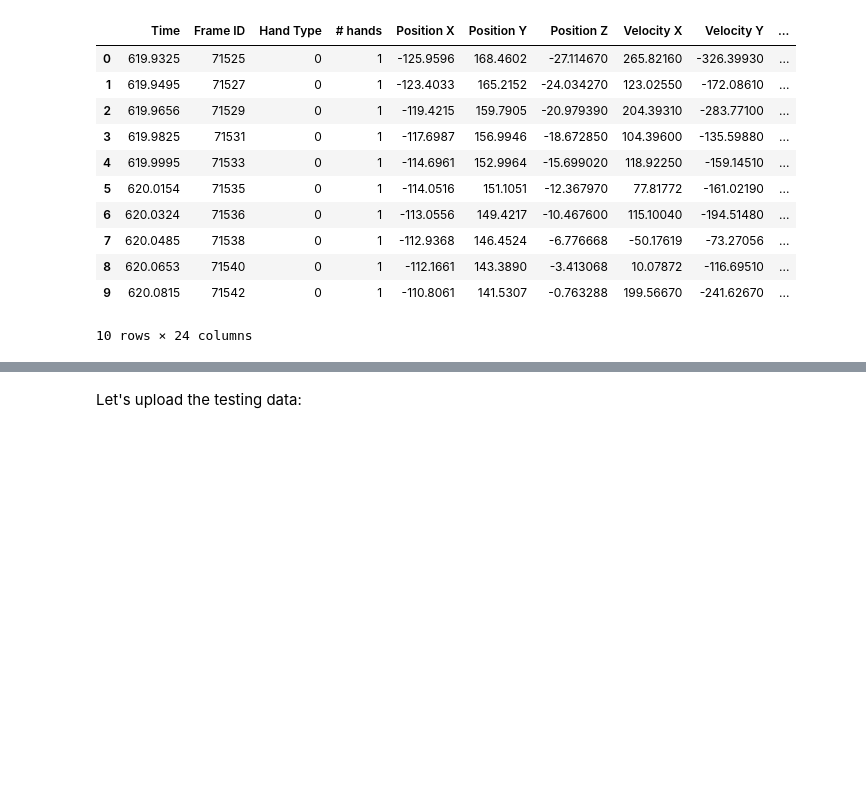
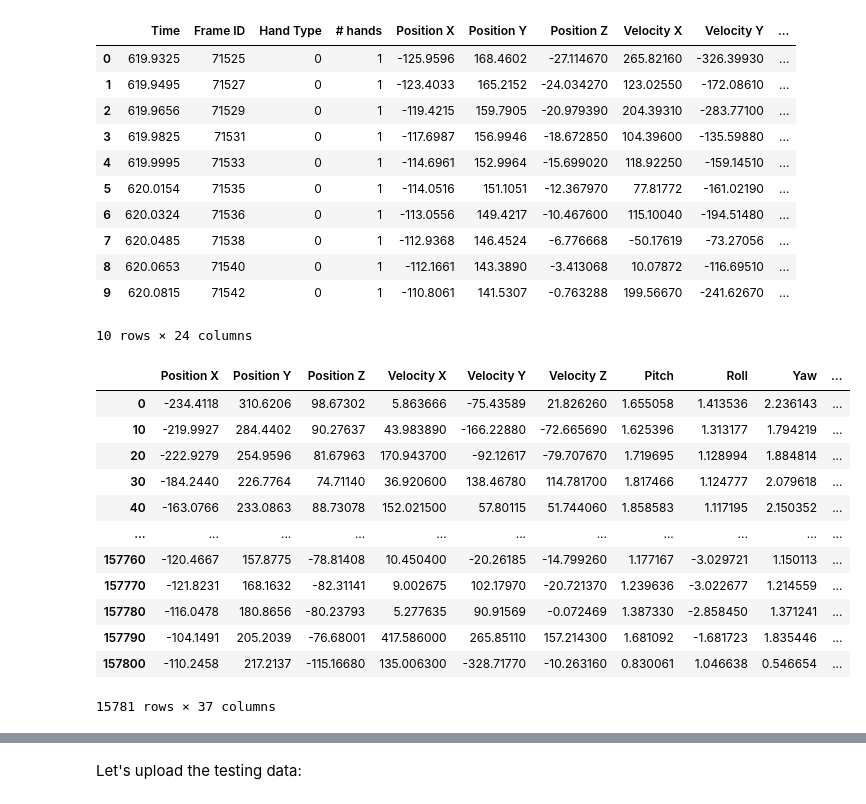
Before and after one commit to Noa-Nussbaum/Avodat-Gmar---Second-semester, a Jupyter notebook: Hands.ipynb, the cells around one changed output, grey strips where cells are left out. Drawn from its saved outputs; the diff is of its cells as text; code cells hidden in the pictures; blank space fills up the shorter version.

```diff
--- a/Hands.ipynb
+++ b/Hands.ipynb
@@ -379,3 +159,60 @@ frame.head(10)
+# %%
+def make_Alone(frame):
+    HandRight = pd.read_csv(r'/Users/nnussbaum/Ariel/extraFiles/HandRight.csv', index_col=None, header=0)
+    # drop rows with nan value
+    HandRight.dropna(inplace= True)
+    # drop errors
+    HandRight = HandRight[HandRight[" Hand Type"] == "right"]
+    HandRight.reset_index(inplace= True, drop = True)
+    alone = frame[frame['Label']==2]
+    # adding Right hand for each one and merge.
+    temp_list = []
+    right = HandRight
+    right.columns += "_"
+    for i in range(9):
+        left = alone[alone["Name"] == i]
+        left.reset_index(inplace= True, drop = True)
+        temp_list.append(pd.concat([left, right], axis=1, ignore_index= False).dropna())
+    alone = pd.concat(temp_list, axis=0, ignore_index=True)
+    # delete Name from "Alone"
+    alone.drop(["Name","Time_"], axis=1, inplace=True)
+    return alone
+# %%
+def Make_not_Alone(frame):
+    not_alone = frame[frame['Label']!=2]
+    L = not_alone[(not_alone[' Hand Type'] == 0)]
+    R = not_alone[(not_alone[' Hand Type'] == 1)]
+    L = L.set_index(['Time', 'Name'])
+    R = R.set_index(['Time', 'Name'])
+    R.columns += "_"
+    not_alone = pd.concat([L, R], axis=1)
+    not_alone.reset_index(inplace= True)
+    not_alone.drop(["Name","Label_"],axis=1, inplace=True)
+    return not_alone
+# %%
+# Marge all the data again
+alone = make_Alone(frame)
+not_alone = Make_not_Alone(frame)
+# final df
+df = pd.concat([not_alone, alone], axis=0, ignore_index=True)
+# drop Irrelevant and take sample every 10 row
+df = df.drop(['Time', ' Frame ID',' Hand Type',' # hands',' Hand Type_',' # hands_',' Frame ID_'], axis=1)
+df = df[::10]
+df
+# %% [output]
+|  | Position X | Position Y | Position Z | Velocity X | Velocity Y | Velocity Z | Pitch | Roll | Yaw | ... |
+| 0 | -234.4118 | 310.6206 | 98.67302 | 5.863666 | -75.43589 | 21.826260 | 1.655058 | 1.413536 | 2.236143 | ... |
+| 10 | -219.9927 | 284.4402 | 90.27637 | 43.983890 | -166.22880 | -72.665690 | 1.625396 | 1.313177 | 1.794219 | ... |
+| 20 | -222.9279 | 254.9596 | 81.67963 | 170.943700 | -92.12617 | -79.707670 | 1.719695 | 1.128994 | 1.884814 | ... |
+| 30 | -184.2440 | 226.7764 | 74.71140 | 36.920600 | 138.46780 | 114.781700 | 1.817466 | 1.124777 | 2.079618 | ... |
+| 40 | -163.0766 | 233.0863 | 88.73078 | 152.021500 | 57.80115 | 51.744060 | 1.858583 | 1.117195 | 2.150352 | ... |
+| ... | ... | ... | ... | ... | ... | ... | ... | ... | ... | ... |
+| 157760 | -120.4667 | 157.8775 | -78.81408 | 10.450400 | -20.26185 | -14.799260 | 1.177167 | -3.029721 | 1.150113 | ... |
+| 157770 | -121.8231 | 168.1632 | -82.31141 | 9.002675 | 102.17970 | -20.721370 | 1.239636 | -3.022677 | 1.214559 | ... |
+| 157780 | -116.0478 | 180.8656 | -80.23793 | 5.277635 | 90.91569 | -0.072469 | 1.387330 | -2.858450 | 1.371241 | ... |
+| 157790 | -104.1491 | 205.2039 | -76.68001 | 417.586000 | 265.85110 | 157.214300 | 1.681092 | -1.681723 | 1.835446 | ... |
+| 157800 | -110.2458 | 217.2137 | -115.16680 | 135.006300 | -328.71770 | -10.263160 | 0.830061 | 1.046638 | 0.546654 | ... |
+15781 rows × 37 columns
 # %%
 print(frame.shape)
 print(frame.isna().any())
```
Also changed, not shown: parts of 21 cells of this notebook.
